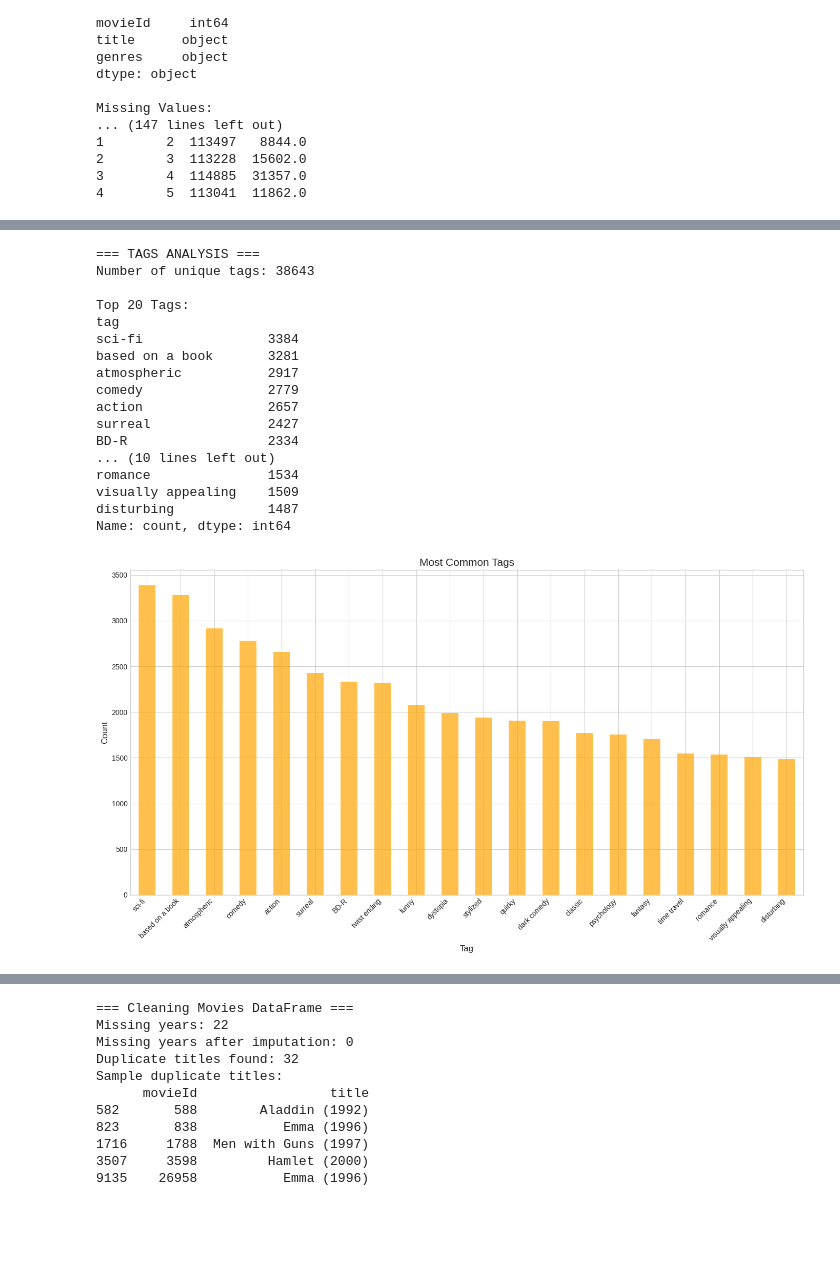
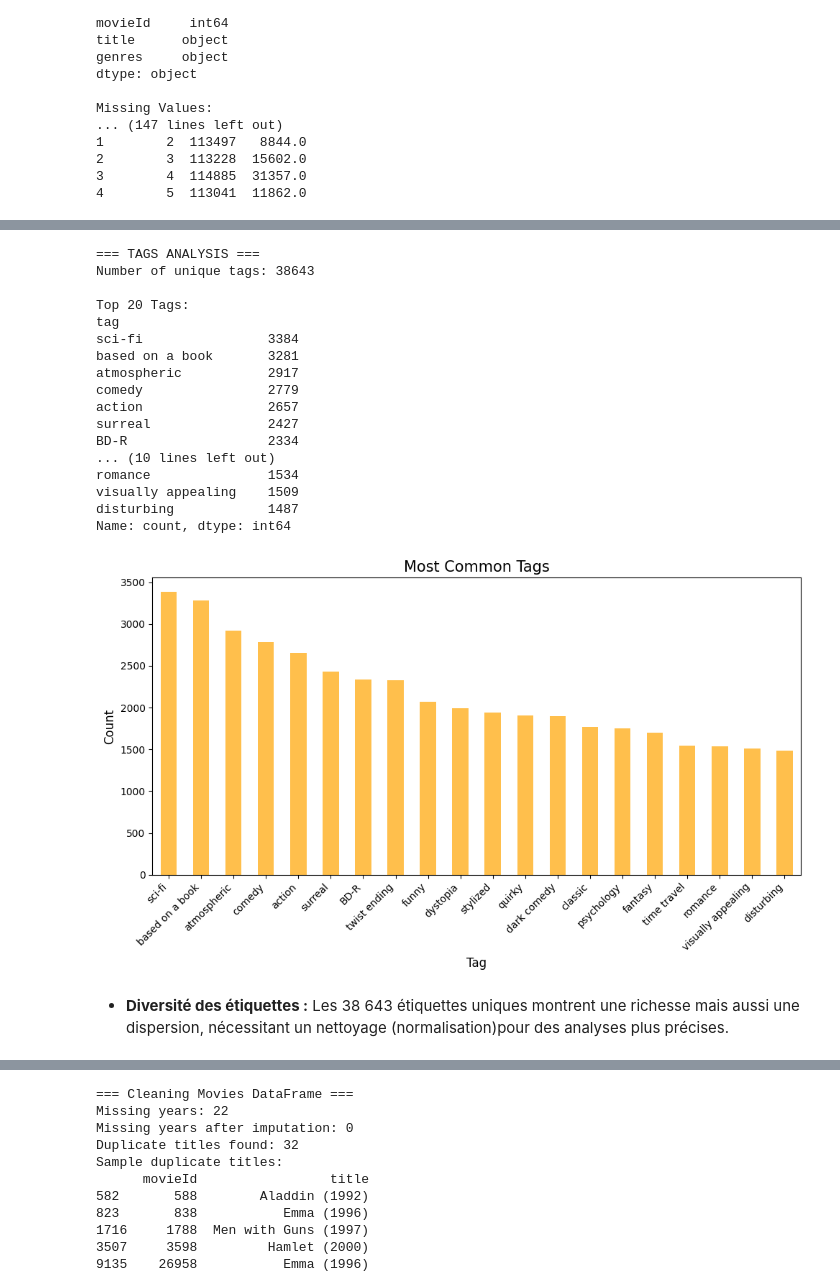
Before and after one commit to Laaliji/Books_Recommandation_System, a Jupyter notebook: Clustering_Based_Recommandation_System.ipynb, the cells around one changed output, grey strips where cells are left out. Drawn from its saved outputs; the diff is of its cells as text; code cells hidden in the pictures; blank space fills up the shorter version.

```diff
--- a/Clustering_Based_Recommandation_System.ipynb
+++ b/Clustering_Based_Recommandation_System.ipynb
@@ -240,35 +259,37 @@ print(f"Number of unique tags: {unique_tags}")
 top_tags = tag_df['tag'].value_counts().head(20)
 print("\nTop 20 Tags:")
 print(top_tags)
 
 # Plot top tags
-plt.figure(figsize=(14, 8))
+plt.figure(figsize=(10, 6))
 top_tags.plot(kind='bar', color='orange', alpha=0.7)
 plt.title('Most Common Tags', fontsize=15)
 plt.xlabel('Tag', fontsize=12)
 plt.ylabel('Count', fontsize=12)
 plt.xticks(rotation=45, ha='right')
 plt.tight_layout()
 plt.show()
 # %% [output]
 === TAGS ANALYSIS ===
 Number of unique tags: 38643
 
 Top 20 Tags:
 tag
 sci-fi                3384
 based on a book       3281
 atmospheric           2917
 comedy                2779
 action                2657
 surreal               2427
 BD-R                  2334
 ... (10 lines left out)
 romance               1534
 visually appealing    1509
 disturbing            1487
 Name: count, dtype: int64
-[figure, old version]
+[figure, new version]
+# %% [markdown]
+- **Diversité des étiquettes :** Les 38 643 étiquettes uniques montrent une richesse mais aussi une dispersion, nécessitant un nettoyage (normalisation)pour des analyses plus précises.
 # %%
 # Genome Analysis
 print("\n=== GENOME ANALYSIS ===")
```
Also changed, not shown: parts of 35 cells of this notebook.
